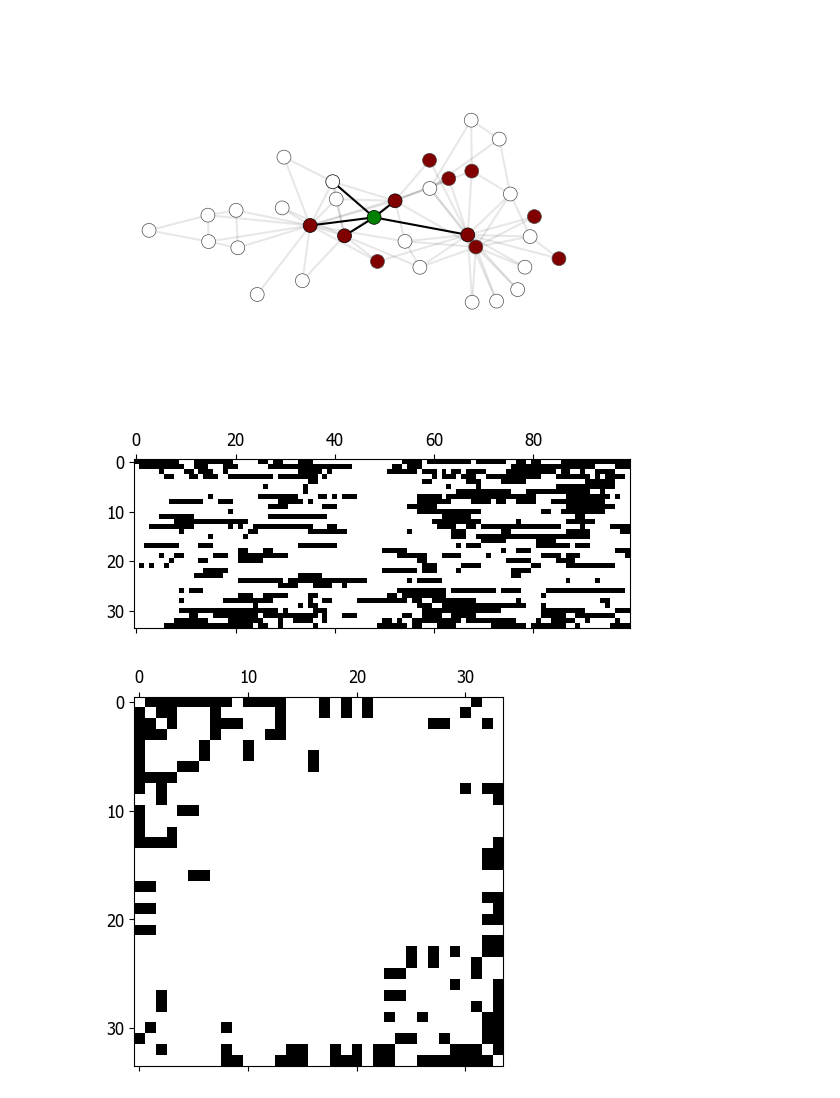
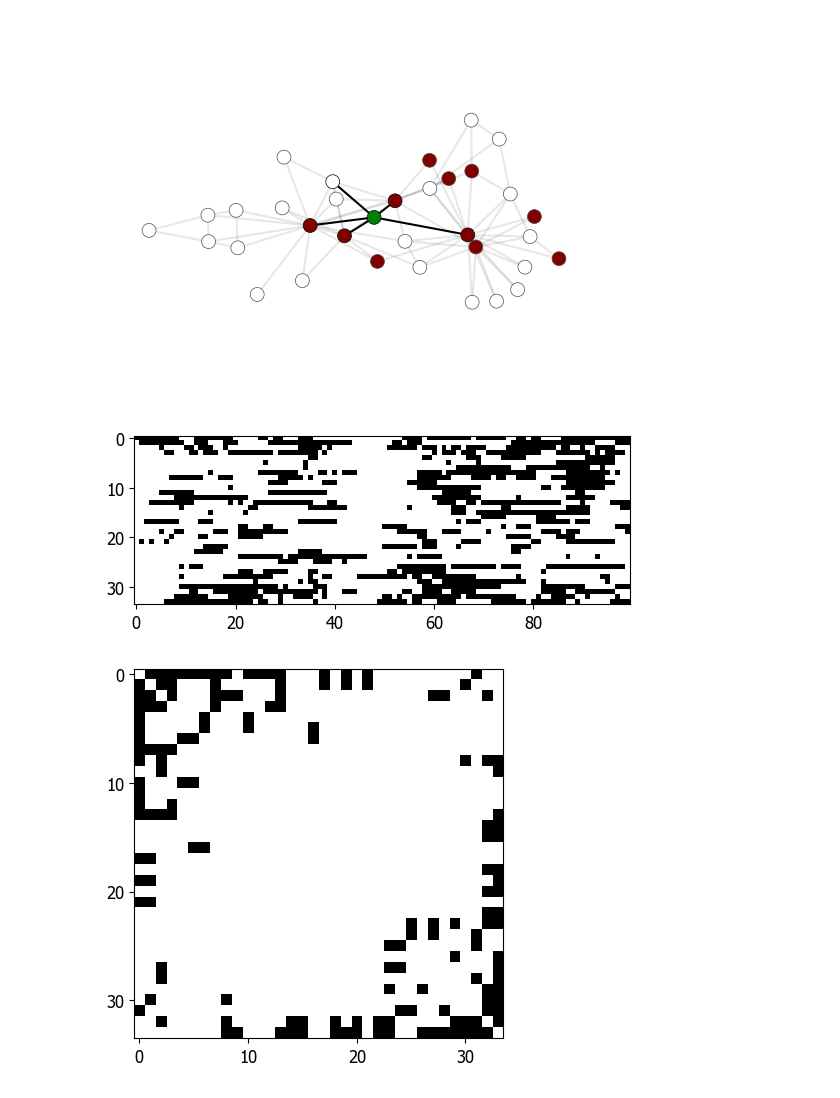
Before and after one commit to nwlandry/complex-network-reconstruction, a Jupyter notebook: plot_illustration.ipynb, the cells around one changed output. Saved outputs shown, nothing was run; the diff lists cells and outputs as text; code cells hidden in the pictures.

```diff
--- a/plot_illustration.ipynb
+++ b/plot_illustration.ipynb
@@ -49,16 +50,17 @@ plt.show()
 # %% [output]
 [figure]
 # %%
-plt.spy(x.T)
+plt.imshow(x.T, cmap=cm.Greys, vmin=0, vmax=1, interpolation=None)
 plt.yticks([0, 10, 20, 30])
 plt.savefig("Figures/Fig1/x.svg", dpi=1000)
 plt.show()
 # %% [output]
-[figure, old version]
+[figure, new version]
 # %%
-plt.spy(A)
+plt.imshow(A, vmin=0, vmax=1, cmap=cm.Greys)
 plt.xticks([0, 10, 20, 30])
 plt.yticks([0, 10, 20, 30])
 plt.savefig("Figures/Fig1/a.svg", dpi=1000)
+plt.show()
 # %% [output]
-[figure, old version]
+[figure, new version]
```
Also changed, not shown: parts of 1 cell of this notebook, 3 other files.
